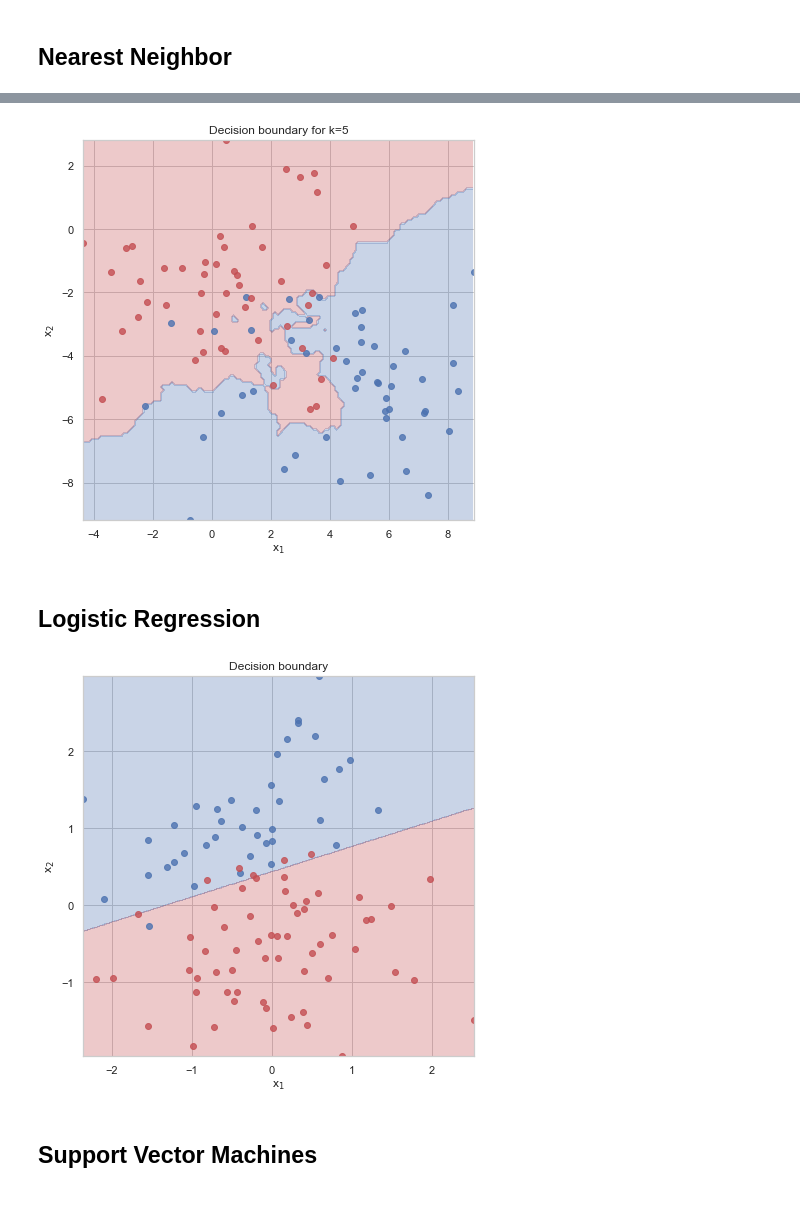
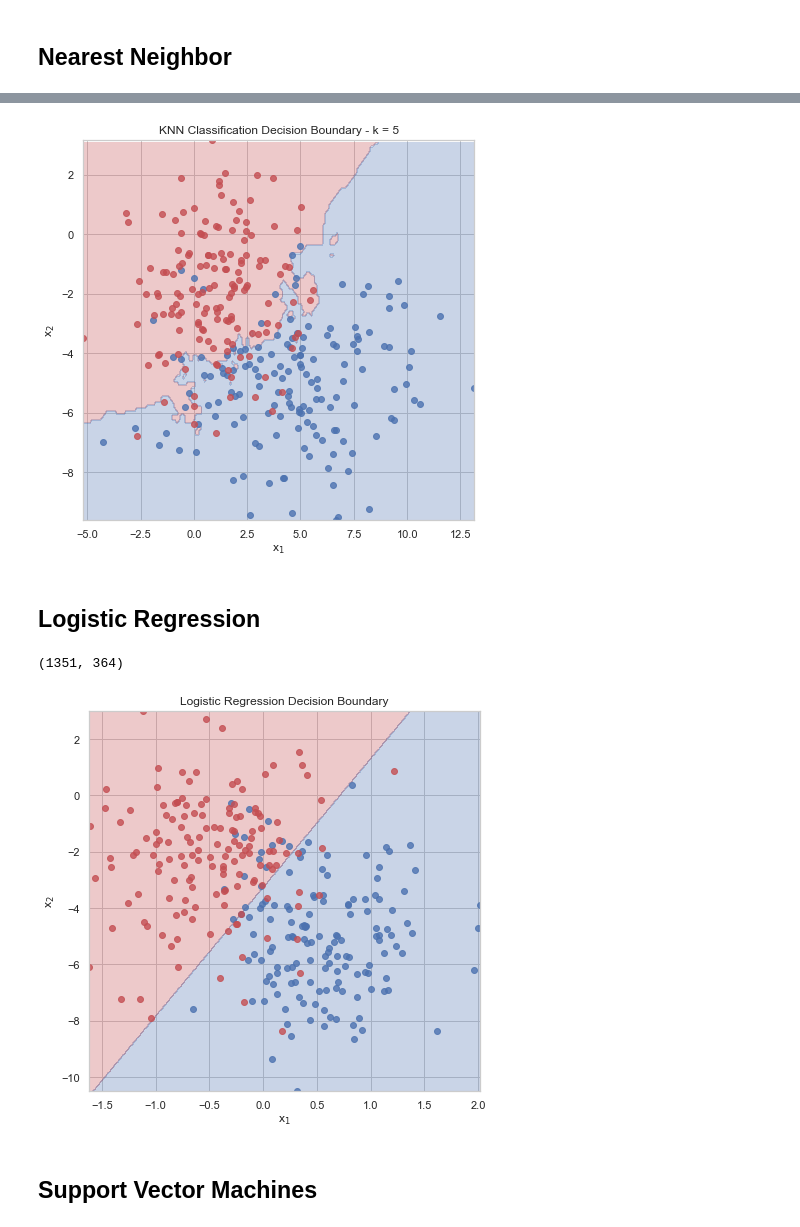
Before and after one commit to yarahal/machine-learning, a Jupyter notebook: examples.ipynb, the cells around one changed output, grey strips where cells are left out. Cells and saved outputs as stored; diff of their text form; code cells hidden in the pictures.

```diff
--- a/examples.ipynb
+++ b/examples.ipynb
@@ -12,13 +12,18 @@ sns.set_theme()
 sns.set_style("whitegrid")
 # %%
 # utils
-def plot_decision_boundary_2d(estimator,X,y,incr=0.01):
+def plot_decision_boundary_2d(estimator,X,y,incr=0.01,t=False):
+    if t:
+        X = X.transpose()
     x1, x2 = np.meshgrid(
         np.arange(np.min(X[:,0]),np.max(X[:,0]),incr),
         np.arange(np.min(X[:,1]),np.max(X[:,1]),incr)
     )
     x1_r, x2_r = x1.flatten().reshape(-1,1), x2.flatten().reshape(-1,1)
-    y_grid = estimator.predict(np.concatenate([x1_r,x2_r],axis=1)).reshape(x1.shape)
+    Xr = np.concatenate([x1_r,x2_r],axis=1)
+    if t:
+        Xr = Xr.transpose()
+    y_grid = estimator.predict(Xr).reshape(x1.shape)
 
     plt.figure(figsize=(7,7))
     plt.contourf(x1,x2,y_grid,colors=['b','b','r','r'],alpha=0.3,levels=len(np.unique(y)))
@@ -91,6 +96,6 @@ plt.savefig("figures/knnreg")
 # %%
 # generate data
-m = 100
+m = 300
 n = 2
 X1 = np.concatenate([np.random.normal(1,2,size=m//2),np.random.normal(4,3,size=m//2)],axis=0)
 X2 = -np.concatenate([np.random.normal(2,2,size=m//2),np.random.normal(5,2,size=m//2)],axis=0)
@@ -104,35 +109,40 @@ knn.fit(X,y)
 
 # plot KNN decision boundary
 plot_decision_boundary_2d(knn,X,y,0.1)
-plt.title(f'Decision boundary for k={k}')
+plt.title(f'KNN Classification Decision Boundary - k = {k}')
 plt.savefig("figures/knnclass")
 # %% [output]
-[figure, old version]
+[figure, new version]
 # %% [markdown]
 ## Logistic Regression
 # %%
 from logistic_regression import LogisticRegression
 from utils import sigmoid
 
 # generate data
-m = 100
+m = 300
 n = 2
-X = np.random.randn(m,n)
-y = np.zeros(m)
-for i in range(m):
-    y[i] = np.random.binomial(1,sigmoid(5+2*X[i,0]-10*X[i,1]))
+X1 = np.concatenate([np.random.normal(-0.5,0.5,size=m//2),np.random.normal(0.5,0.5,size=m//2)],axis=0)
+X2 = -np.concatenate([np.random.normal(2,2,size=m//2),np.random.normal(5,2,size=m//2)],axis=0)
+X = np.concatenate([X1.reshape(m,1),X2.reshape(m,1)],axis=1)
+y = np.concatenate([np.ones(m//2),np.zeros(m//2)])
+# X = np.random.normal(0,0.5,(m,n))
+# y = np.zeros(m)
+# for i in range(m):
+#     y[i] = np.random.binomial(1,sigmoid(3+2*X[i,0]-5*X[i,1]+np.random.normal(0,0.1)))
 
 # fit logisitic regression model
 logreg = LogisticRegression()
-n_epochs = 100
+n_epochs = 200
 logreg.fit(X,y,0.1,n_epochs)
 
 # plot logistic regression decision boundary
 plot_decision_boundary_2d(logreg,X,y,0.01)
-plt.title(f'Decision boundary')
+plt.title(f'Logistic Regression Decision Boundary')
 plt.savefig("figures/logreg");
 # %% [output]
+(1351, 364)
-[figure, old version]
+[figure, new version]
 # %% [markdown]
 ## Support Vector Machines
 # %%
```
Also changed, not shown: parts of 12 cells of this notebook, 20 other files.
